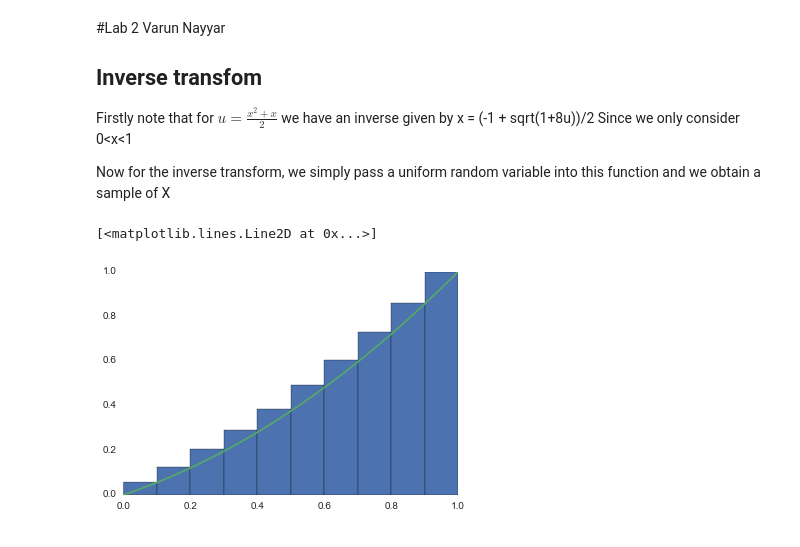
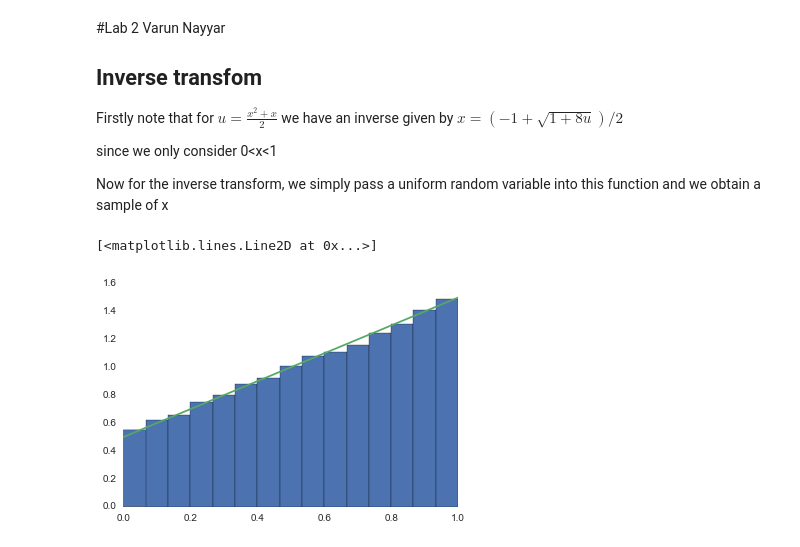
Before and after one commit to nayyarv/BayesInference, a Jupyter notebook: Lab2.ipynb, the cells around one changed output. Saved outputs shown, nothing was run; the diff lists cells and outputs as text; code cells hidden in the pictures.

```diff
--- a/Lab2.ipynb
+++ b/Lab2.ipynb
@@ -7,29 +7,30 @@ Varun Nayyar
 Firstly note that for
 $u = \frac{x^2 + x}{2}$
 we have an inverse given by
-x = (-1 + sqrt(1+8u))/2
-Since we only consider 0<x<1
+$x = (-1 + \sqrt{1+8u})/2$
 
-Now for the inverse transform, we simply pass a uniform random variable into this function and we obtain a sample of X
+since we only consider 0<x<1
+
+Now for the inverse transform, we simply pass a uniform random variable into this function and we obtain a sample of x
 # %%
 import numpy as np
 from matplotlib import pyplot as plt
 import seaborn as sns #nice plots
 %matplotlib inline
 
-def invF(u):
+def invF(u): #full function defintion
     return (-1 + np.sqrt(1+8*u))/2.0
 
-numSamples = 10000
+numSamples = 60000
 u = np.random.uniform(size=numSamples)
+x = invF(u) # draw samples for us
 
-x = invF(u)
-
-plt.hist(x, normed=True, cumulative=True)
+plt.hist(x, normed=True, bins = 15)
 
 xpoints = np.linspace(0,1)
-F = lambda x: (x**2+x)/2.0
-plt.plot(xpoints, F(xpoints))
+f = lambda x: x+0.5 #using an inline function definition, same as f(x) = x+0.5
+
+plt.plot(xpoints, f(xpoints))
 # %% [output]
 [<matplotlib.lines.Line2D at 0x...>]
-[figure, old version]
+[figure, new version]
```
Also changed, not shown: parts of 4 cells of this notebook, 1 other file.
